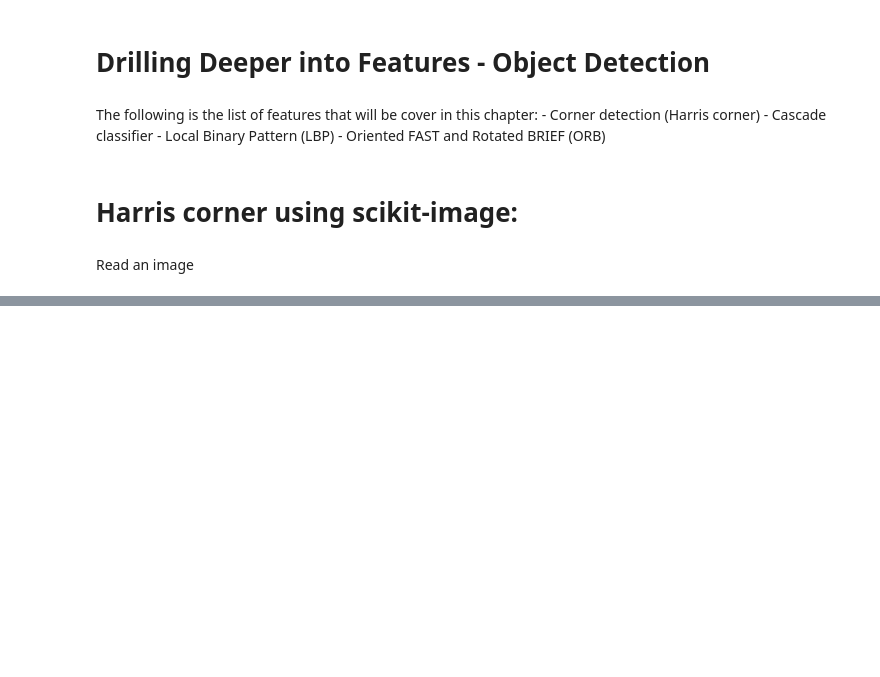
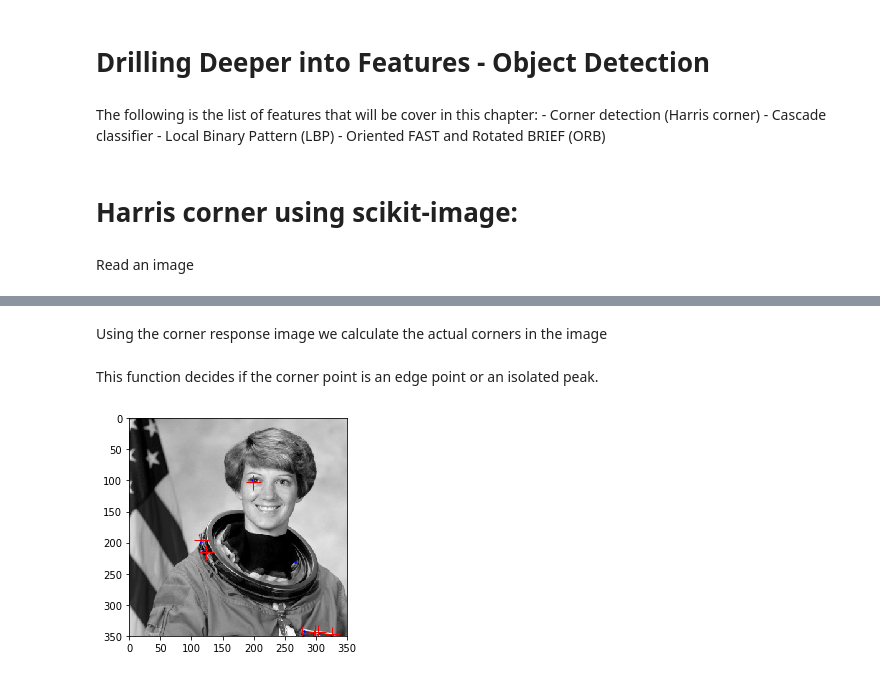
Before and after one commit to gigwegbe/Computer-Vision-with-Python-3, a Jupyter notebook: Chapter_03/Object Detection.ipynb, the cells around one changed output, grey strips where cells are left out. Drawn from its saved outputs; the diff is of its cells as text; code cells hidden in the pictures; blank space fills up the shorter version.

Commit message:
Harris corner detection - continue

```diff
--- a/Chapter_03/Object Detection.ipynb
+++ b/Chapter_03/Object Detection.ipynb
@@ -15,5 +15,5 @@ from skimage.feature import corner_harris, corner_subpix, corner_peaks
 # %% [markdown]
 Read an image
 # %%
-image = imread("images/test.jpg")
-img = Image.open("images/image.jpg")
+image = imread("images/image.jpg")
+image = rgb2gray(image)
@@ -21,0 +23,20 @@ FileNotFoundError: [Errno 2] No such file or directory: 'images/test.jpg'
+# %%
+corners = corner_harris(image)
+# %% [markdown]
+Using the corner response image we calculate the actual corners in the
+image
+# %%
+coords = corner_peaks(corners, min_distance=5)
+# %% [markdown]
+This function decides if the corner point is an edge point or an isolated peak.
+# %%
+coords_subpix = corner_subpix(image, coords, window_size= 13)
+# %%
+fig, ax = plt.subplots()
+ax.imshow(image, interpolation="nearest", cmap=plt.cm.gray)
+ax.plot(coords[:,1], coords[:, 0], ".b", markersize=3)
+ax.plot(coords_subpix[:, 1], coords_subpix[:, 0], '+r', markersize=15)
+ax.axis((0, 350, 350, 0))
+plt.show()
+# %% [output]
+[figure, added]
```
Also changed, not shown: parts of 2 cells of this notebook, 28 other files.
